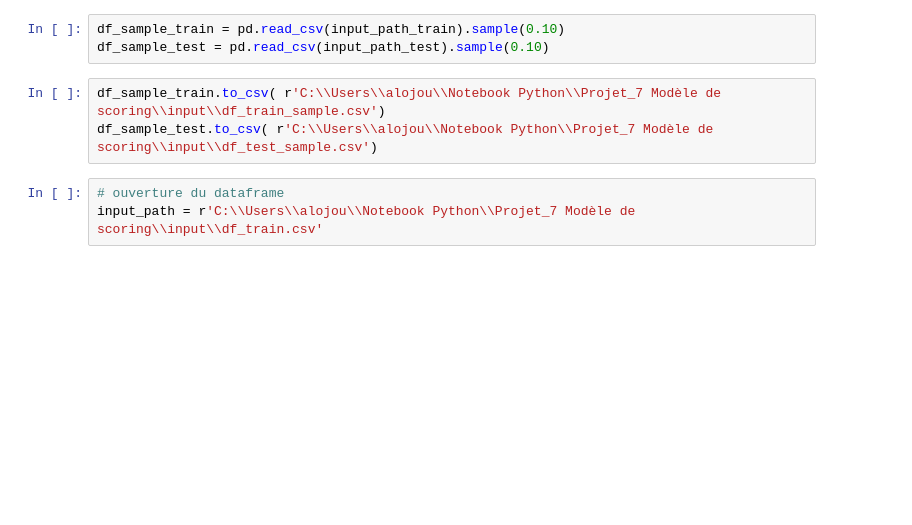
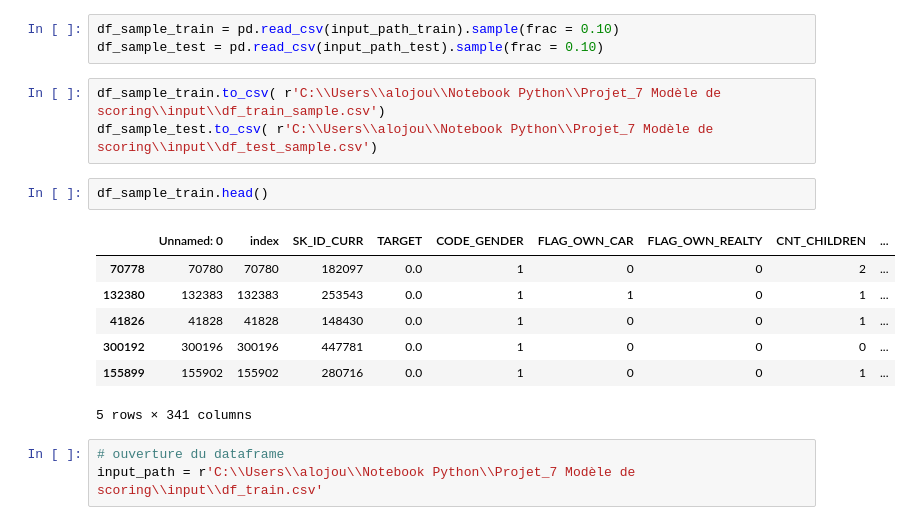
Before and after one commit to antoine-lo/Projet_7-Mod-le-de-scoring, a Jupyter notebook: Notebook/Modelisation.ipynb, the cells around one changed output. Drawn from its saved outputs; the diff is of its cells as text; blank space fills up the shorter version.

```diff
--- a/Notebook/Modelisation.ipynb
+++ b/Notebook/Modelisation.ipynb
@@ -59,11 +59,21 @@ sns.set(rc={"figure.figsize": (11.7, 8.27)})
 input_path_train = r'C:\\Users\\alojou\\Notebook Python\\Projet_7 Modèle de scoring\\input\\df_train.csv'
 input_path_test = r'C:\\Users\\alojou\\Notebook Python\\Projet_7 Modèle de scoring\\input\\df_test.csv'
 # %%
-df_sample_train = pd.read_csv(input_path_train).sample(0.10)
-df_sample_test = pd.read_csv(input_path_test).sample(0.10)
+df_sample_train = pd.read_csv(input_path_train).sample(frac = 0.10)
+df_sample_test = pd.read_csv(input_path_test).sample(frac = 0.10)
 # %%
 df_sample_train.to_csv( r'C:\\Users\\alojou\\Notebook Python\\Projet_7 Modèle de scoring\\input\\df_train_sample.csv')
 df_sample_test.to_csv( r'C:\\Users\\alojou\\Notebook Python\\Projet_7 Modèle de scoring\\input\\df_test_sample.csv')
+# %%
+df_sample_train.head()
+# %% [output]
+|  | Unnamed: 0 | index | SK_ID_CURR | TARGET | CODE_GENDER | FLAG_OWN_CAR | FLAG_OWN_REALTY | CNT_CHILDREN | ... |
+| 70778 | 70780 | 70780 | 182097 | 0.0 | 1 | 0 | 0 | 2 | ... |
+| 132380 | 132383 | 132383 | 253543 | 0.0 | 1 | 1 | 0 | 1 | ... |
+| 41826 | 41828 | 41828 | 148430 | 0.0 | 1 | 0 | 0 | 1 | ... |
+| 300192 | 300196 | 300196 | 447781 | 0.0 | 1 | 0 | 0 | 0 | ... |
+| 155899 | 155902 | 155902 | 280716 | 0.0 | 1 | 0 | 0 | 1 | ... |
+5 rows × 341 columns
 # %%
 # ouverture du dataframe
 input_path = r'C:\\Users\\alojou\\Notebook Python\\Projet_7 Modèle de scoring\\input\\df_train.csv'
```
